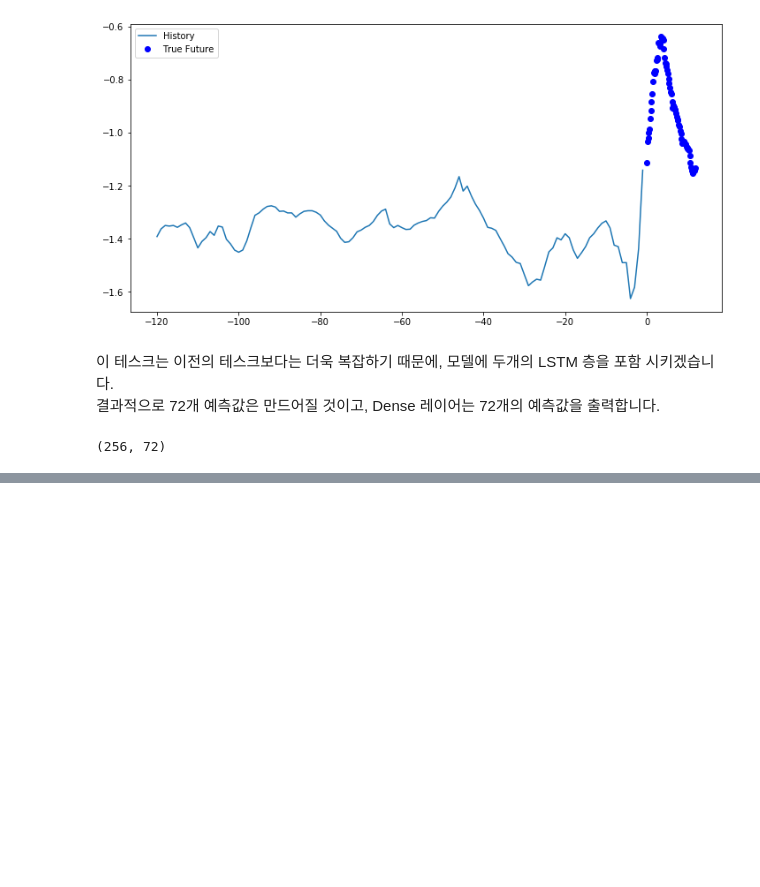
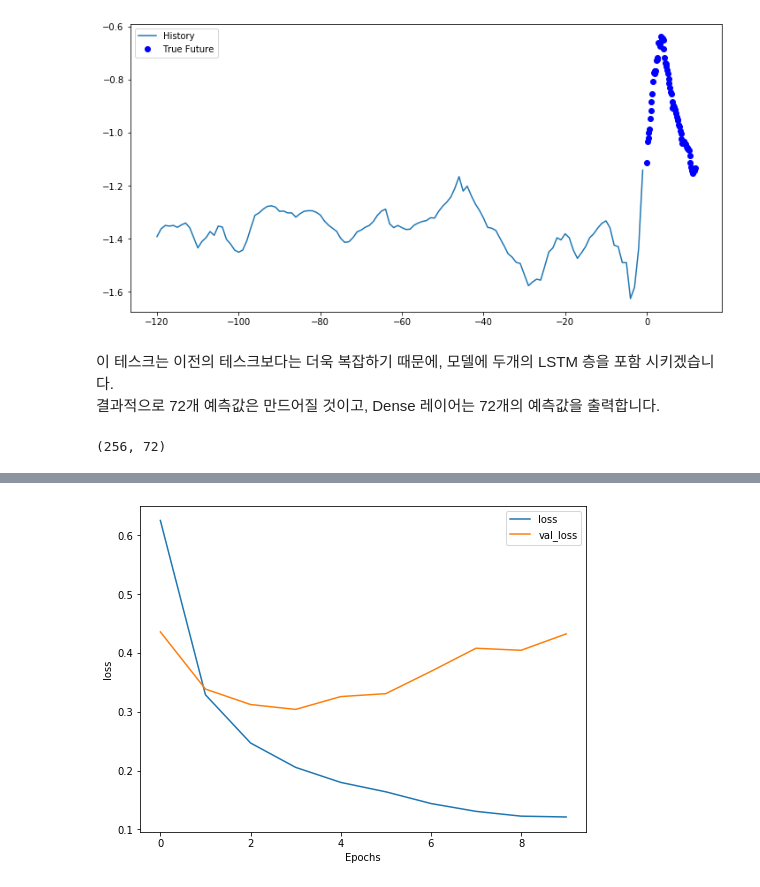
Before and after one commit to Ilevk/TIL, a Jupyter notebook: Python/ML/Studypie_TF2.0/Week 3/Day_5.ipynb, the cells around one changed output, grey strips where cells are left out. Saved outputs shown, nothing was run; the diff lists cells and outputs as text; code cells hidden in the pictures; blank space fills up the shorter version.

```diff
--- a/Python/ML/Studypie_TF2.0/Week 3/Day_5.ipynb
+++ b/Python/ML/Studypie_TF2.0/Week 3/Day_5.ipynb
@@ -1012,0 +1178,4 @@ for x, y in val_data_multi.take(3):
+# %%
+plot_graphs(history, 'loss')
+# %% [output]
+[figure, added]
```
Also changed, not shown: parts of 53 cells of this notebook.
